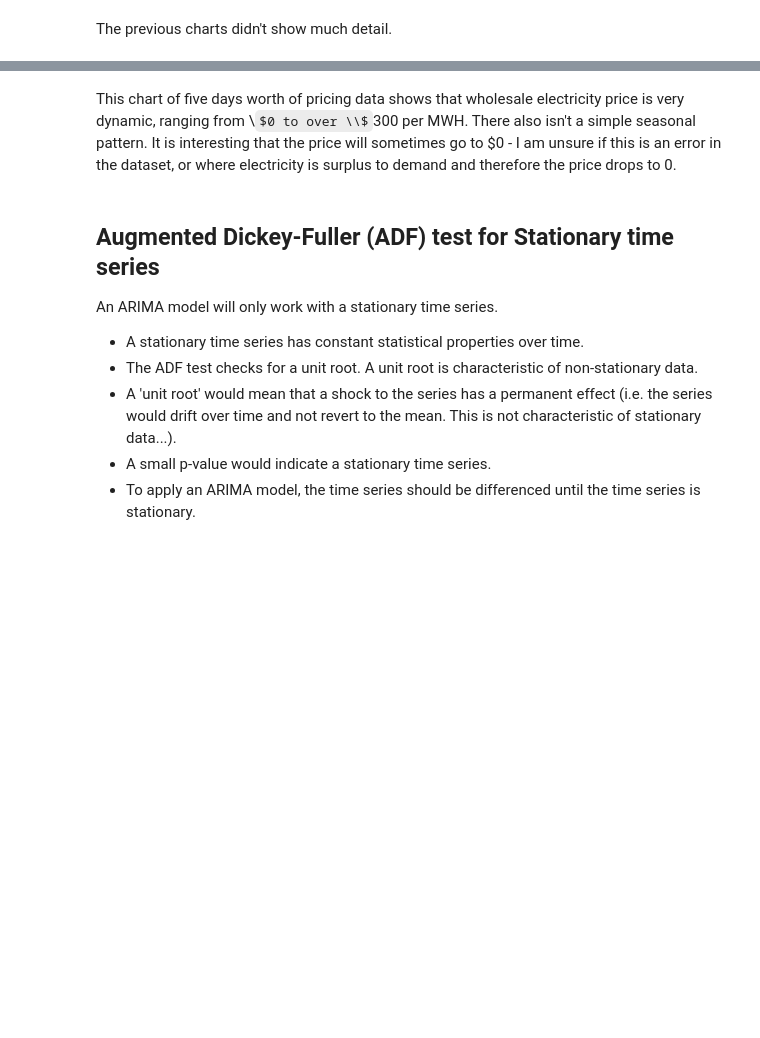
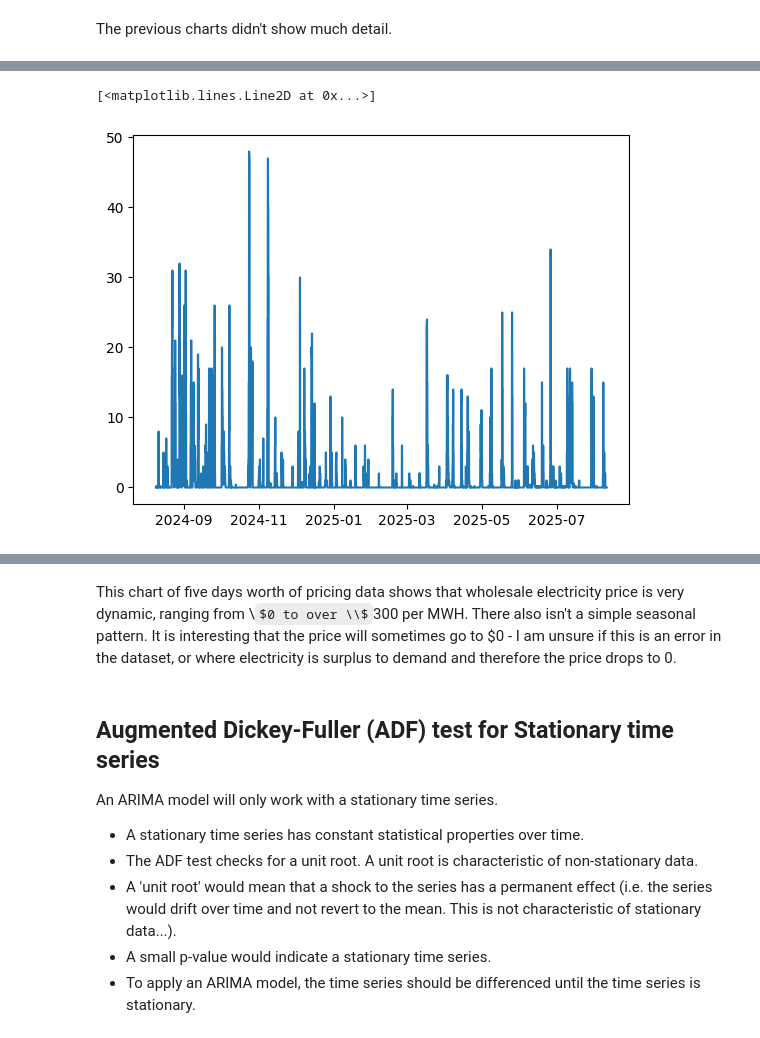
Before and after one commit to LennoxC/aiml338-a2, a Jupyter notebook: Time Series Analysis.ipynb, the cells around one changed output, grey strips where cells are left out. Drawn from its saved outputs; the diff is of its cells as text; code cells hidden in the pictures; some formulas as TeX source; blank space fills up the shorter version.

```diff
--- a/Time Series Analysis.ipynb
+++ b/Time Series Analysis.ipynb
@@ -249,0 +257,5 @@ Text(0.5, 1.0, 'Five days, WWD1102')
+# %%
+plt.plot(df_final.time, df_final["rain"])
+# %% [output]
+[<matplotlib.lines.Line2D at 0x...>]
+[figure, added]
```
Also changed, not shown: parts of 17 cells of this notebook.
